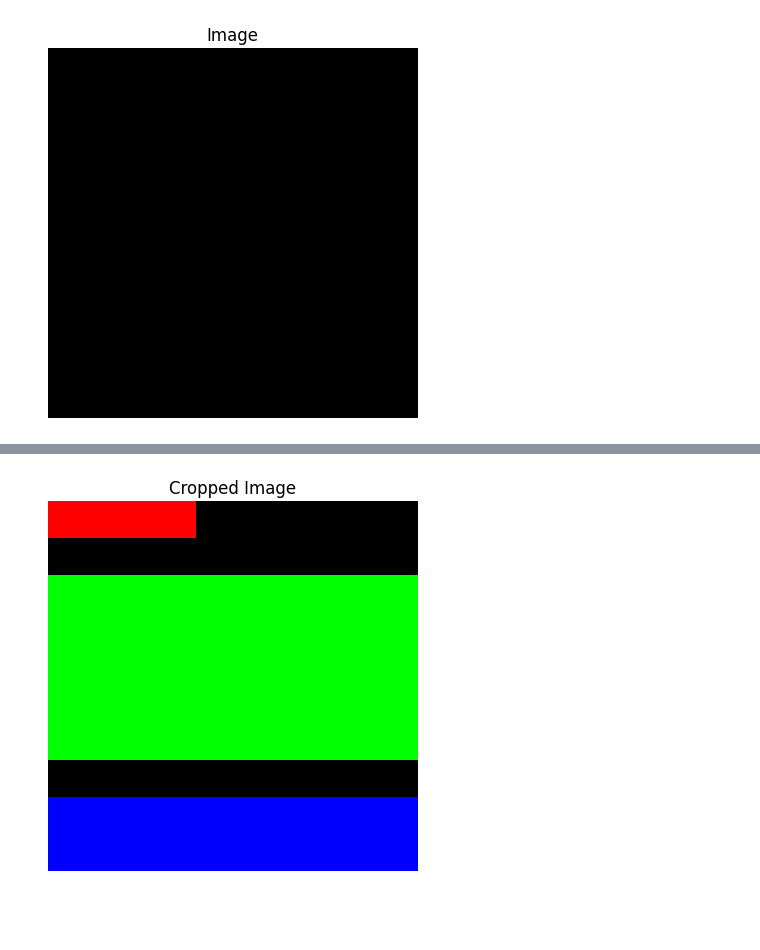
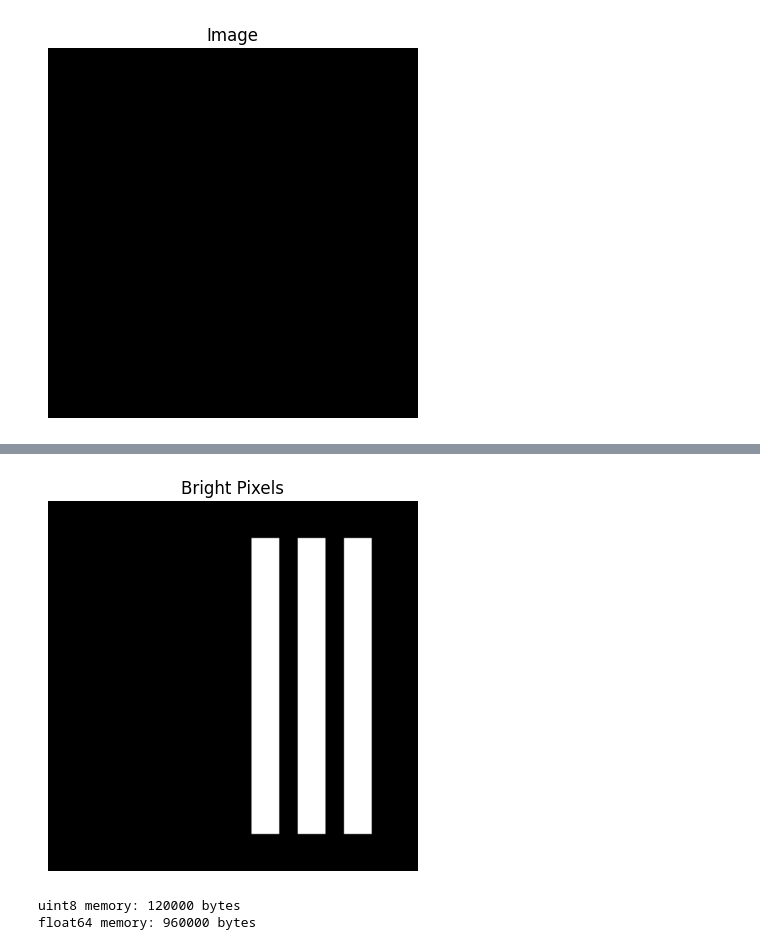
Before and after one commit to sahilmane69/Image-Pixel-Manipulator, a Jupyter notebook: mainfile.ipynb, the cells around one changed output, grey strips where cells are left out. Drawn from its saved outputs; the diff is of its cells as text; code cells hidden in the pictures; blank space fills up the shorter version.

Commit message:
Smart Pixel Highlighter using NumPy

```diff
--- a/mainfile.ipynb
+++ b/mainfile.ipynb
@@ -32,13 +32,3 @@ plt.axis("off")
 plt.show()
 # %% [output]
 [figure]
-# %%
-
-img[10:60, 20:90] = [255, 0, 0]
-img[70:120, 30:150] = [0, 255, 0]
-img[130:180, 50:180] = [0, 0, 255]
-
-plt.imshow(img)
-plt.title("RGB Color")
-plt.axis("off")
-plt.show()
@@ -47,9 +34,0 @@ plt.show()
-# %%
-img[:, 0:20] = [255, 255, 0]
-img[:, 180:200] = [255, 0, 255]
-img[0:20, :] = [0, 255, 255]
-
-plt.imshow(img)
-plt.title("Image")
-plt.axis("off")
-plt.show()
@@ -57,0 +35,12 @@ plt.show()
+# %%
+img[10:60, 20:90] = np.full((50, 70, 3), [255, 0, 0], dtype=np.uint8)
+img[70:120, 20:90] = np.full((50, 70, 3), [0, 255, 0], dtype=np.uint8)
+img[130:180, 20:90] = np.full((50, 70, 3), [0, 0, 255], dtype=np.uint8)
+
+img[20:180, 110:125] = np.full((160, 15, 3), [255, 255, 0], dtype=np.uint8)
+img[20:180, 135:150] = np.full((160, 15, 3), [255, 0, 255], dtype=np.uint8)
+img[20:180, 160:175] = np.full((160, 15, 3), [0, 255, 255], dtype=np.uint8)
+
+plt.imshow(img)
+plt.axis("off")
+plt.show()
@@ -58,10 +134,20 @@ plt.show()
 # %%
-cropped = img[50:150, 50:150]
+gray = img.mean(axis=2)
+mask = gray > 100
 
-plt.imshow(cropped)
-plt.title("Cropped Image")
+plt.imshow(mask, cmap="gray")
+plt.title("Bright Pixels")
 plt.axis("off")
 plt.show()
 # %% [output]
-[figure, old version]
+[figure, new version]
+# %%
+uint8_img = np.zeros((200, 200, 3), dtype=np.uint8)
+float64_img = np.zeros((200, 200, 3), dtype=np.float64)
+
+print("uint8 memory:", uint8_img.nbytes, "bytes")
+print("float64 memory:", float64_img.nbytes, "bytes")
+# %% [output]
+uint8 memory: 120000 bytes
+float64 memory: 960000 bytes
 # %%
```
Also changed, not shown: parts of 8 cells of this notebook.
